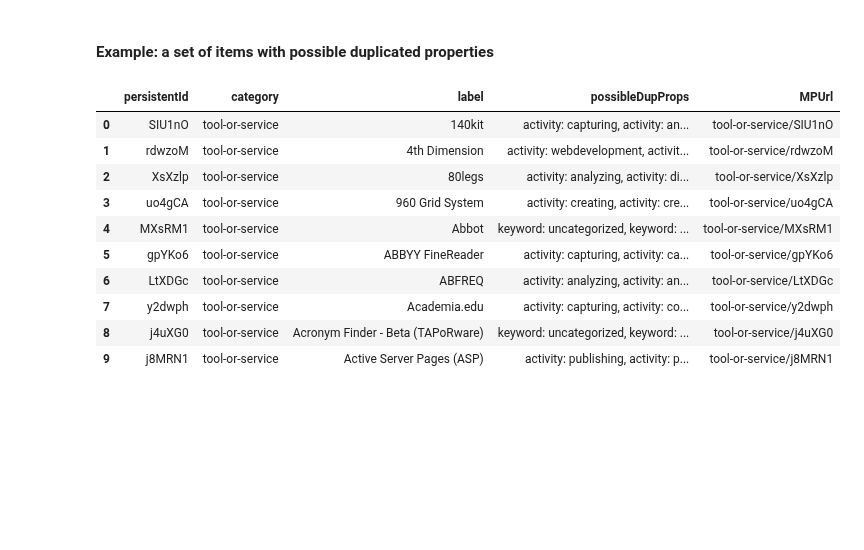
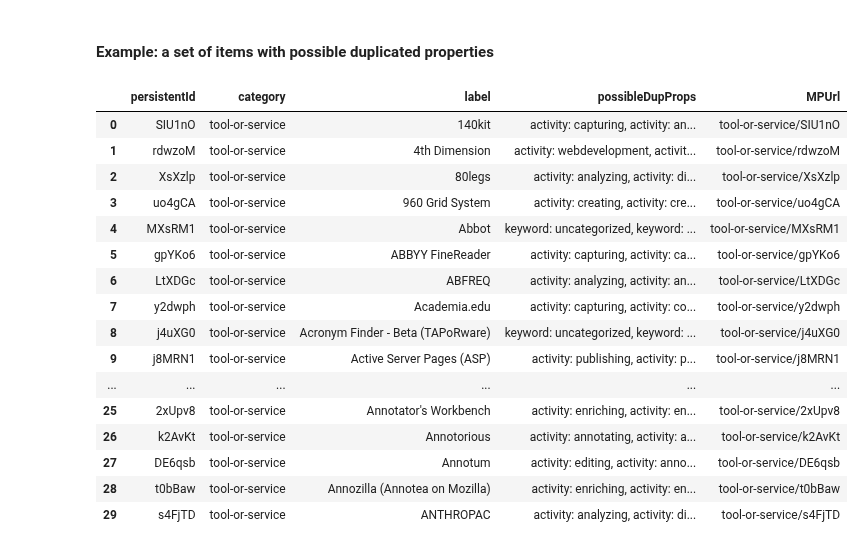
Before and after one commit to SSHOC/marketplace-curation, a Jupyter notebook: 5.2CurationKeywords-Duplicates.ipynb, the cells around one changed output. Saved outputs shown, nothing was run; the diff lists cells and outputs as text; code cells hidden in the pictures; blank space fills up the shorter version.

```diff
--- a/5.2CurationKeywords-Duplicates.ipynb
+++ b/5.2CurationKeywords-Duplicates.ipynb
@@ -110,17 +110,23 @@ df_dupl_props.tail()
 #### Example: a set of items with possible duplicated properties
 # %%
 df_dupl_props['MPUrl']=df_dupl_props['category']+'/'+df_dupl_props['persistentId']
-clickable_duplproptable = df_dupl_props.iloc[0:10].style.format({'MPUrl': utils.make_clickable})
+clickable_duplproptable = df_dupl_props.iloc[0:30].style.format({'MPUrl': utils.make_clickable})
 clickable_duplproptable
 # %% [output]
 |  | persistentId | category | label | possibleDupProps | MPUrl |
 | 0 | SIU1nO | tool-or-service | 140kit | activity: capturing, activity: an... | tool-or-service/SIU1nO |
 | 1 | rdwzoM | tool-or-service | 4th Dimension | activity: webdevelopment, activit... | tool-or-service/rdwzoM |
 | 2 | XsXzlp | tool-or-service | 80legs | activity: analyzing, activity: di... | tool-or-service/XsXzlp |
 | 3 | uo4gCA | tool-or-service | 960 Grid System | activity: creating, activity: cre... | tool-or-service/uo4gCA |
 | 4 | MXsRM1 | tool-or-service | Abbot | keyword: uncategorized, keyword: ... | tool-or-service/MXsRM1 |
 | 5 | gpYKo6 | tool-or-service | ABBYY FineReader | activity: capturing, activity: ca... | tool-or-service/gpYKo6 |
 | 6 | LtXDGc | tool-or-service | ABFREQ | activity: analyzing, activity: an... | tool-or-service/LtXDGc |
 | 7 | y2dwph | tool-or-service | Academia.edu | activity: capturing, activity: co... | tool-or-service/y2dwph |
 | 8 | j4uXG0 | tool-or-service | Acronym Finder - Beta (TAPoRware) | keyword: uncategorized, keyword: ... | tool-or-service/j4uXG0 |
 | 9 | j8MRN1 | tool-or-service | Active Server Pages (ASP) | activity: publishing, activity: p... | tool-or-service/j8MRN1 |
+| ... | ... | ... | ... | ... | ... |
+| 25 | 2xUpv8 | tool-or-service | Annotator's Workbench | activity: enriching, activity: en... | tool-or-service/2xUpv8 |
+| 26 | k2AvKt | tool-or-service | Annotorious | activity: annotating, activity: a... | tool-or-service/k2AvKt |
+| 27 | DE6qsb | tool-or-service | Annotum | activity: editing, activity: anno... | tool-or-service/DE6qsb |
+| 28 | t0bBaw | tool-or-service | Annozilla (Annotea on Mozilla) | activity: enriching, activity: en... | tool-or-service/t0bBaw |
+| 29 | s4FjTD | tool-or-service | ANTHROPAC | activity: analyzing, activity: di... | tool-or-service/s4FjTD |
```
Also changed, not shown: parts of 3 cells of this notebook.
